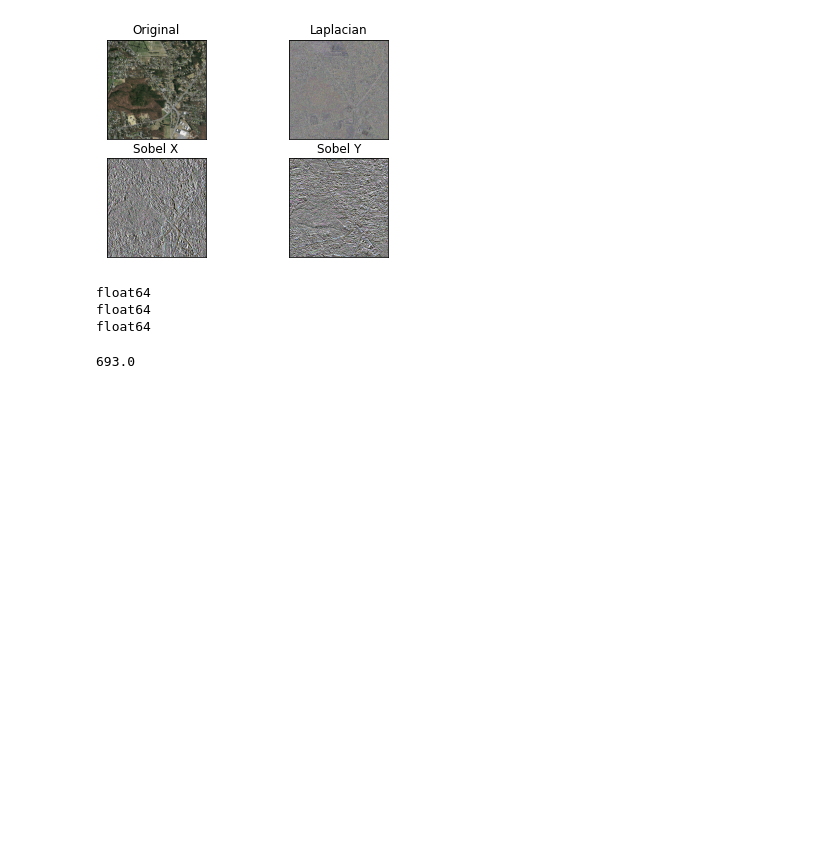
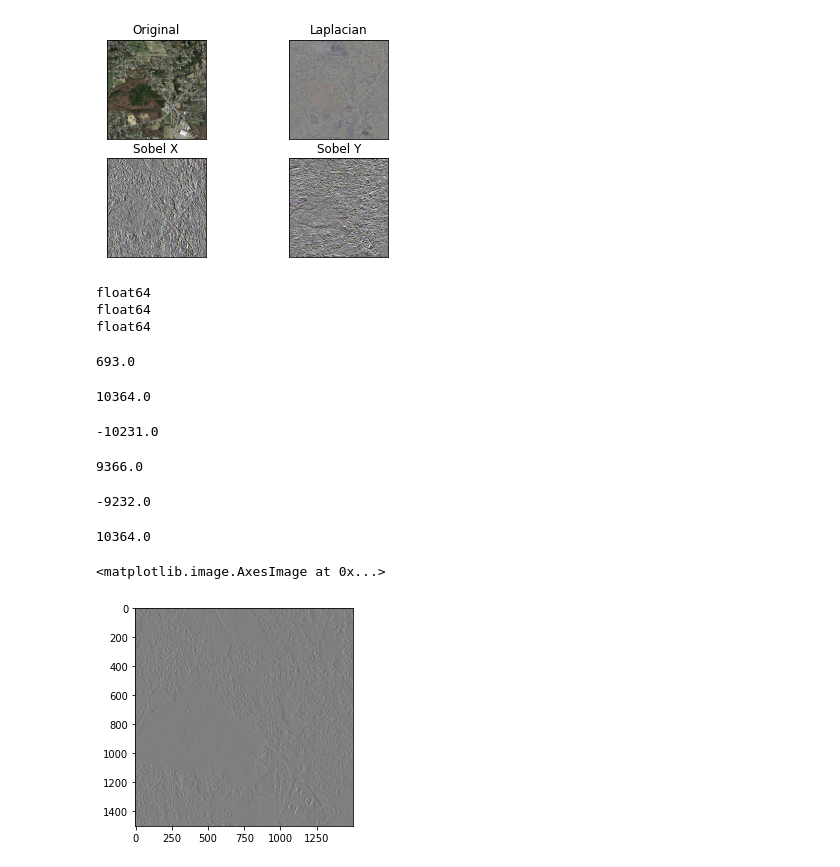
Before and after one commit to sahin52/Image-Final, a Jupyter notebook: q3-edgedetection.ipynb, the cells around one changed output. Drawn from its saved outputs; the diff is of its cells as text; code cells hidden in the pictures; blank space fills up the shorter version.

```diff
--- a/q3-edgedetection.ipynb
+++ b/q3-edgedetection.ipynb
@@ -43,3 +43,28 @@ float64
 print(max(sobelx[50][50]))
 # %% [output]
 693.0
+# %%
+np.amax(sobelx)
+# %% [output]
+10364.0
+# %%
+np.amin(sobely)
+# %% [output]
+-10231.0
+# %%
+np.amax(sobely)
+# %% [output]
+9366.0
+# %%
+np.amin(sobelx)
+# %% [output]
+-9232.0
+# %%
+np.amax(sobelx)
+# %% [output]
+10364.0
+# %%
+plt.imshow(((sobelx/21000+0.5)*256).astype(np.uint8))
+# %% [output]
+<matplotlib.image.AxesImage at 0x...>
+[figure, added]
```
Also changed, not shown: parts of 2 cells of this notebook, 6 other files.
